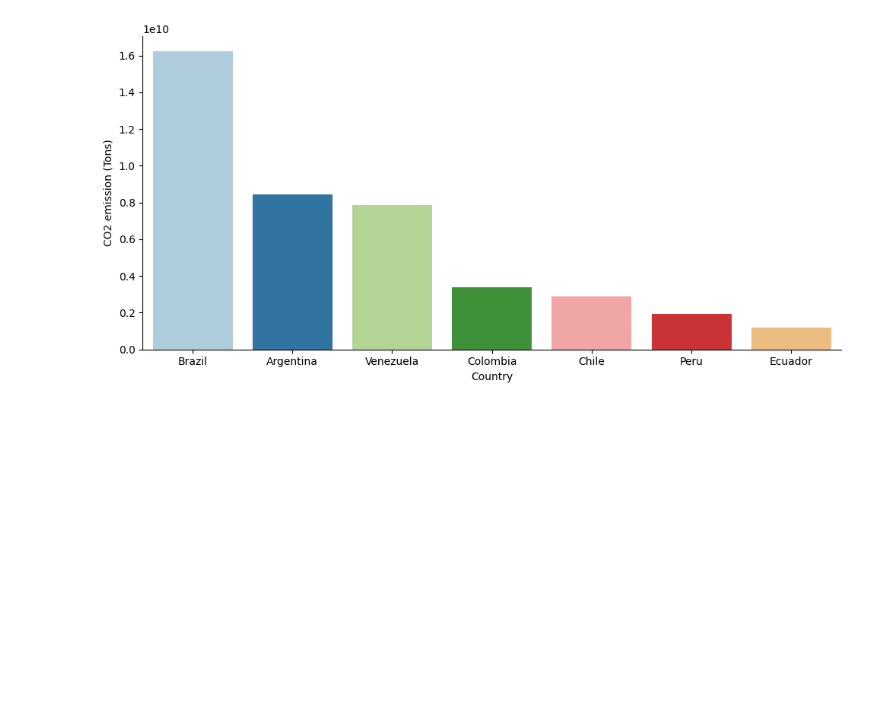
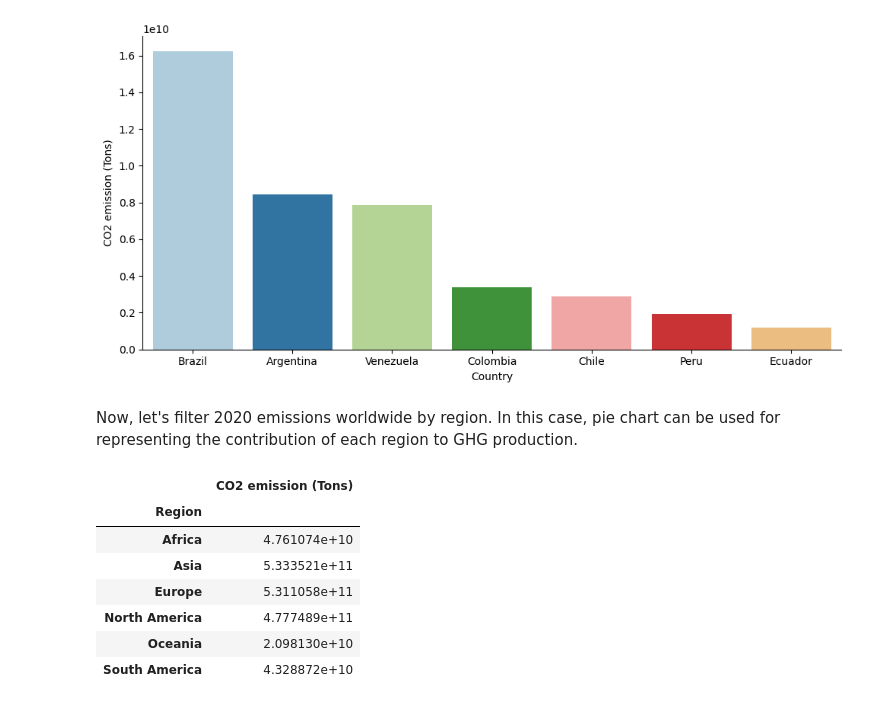
Before and after one commit to fenilenvinileno97/numpy-pandas-101, a Jupyter notebook: Environment project/project.ipynb, the cells around one changed output. Cells and saved outputs as stored; diff of their text form; code cells hidden in the pictures; blank space fills up the shorter version.

```diff
--- a/Environment project/project.ipynb
+++ b/Environment project/project.ipynb
@@ -215,3 +215,17 @@ plt.tight_layout()
 plt.show()
 # %% [output]
 [figure]
+# %% [markdown]
+Now, let's filter 2020 emissions worldwide by region. In this case, pie chart can be used for representing the contribution of each region to GHG production.
+# %%
+region_emissions_2020 = df[df['Year'] == 2020].loc[:,['Region', 'CO2 emission (Tons)']].groupby('Region').sum()
+region_emissions_2020
+# %% [output]
+|  | CO2 emission (Tons) |
+| Region |  |
+| Africa | 4.761074e+10 |
+| Asia | 5.333521e+11 |
+| Europe | 5.311058e+11 |
+| North America | 4.777489e+11 |
+| Oceania | 2.098130e+10 |
+| South America | 4.328872e+10 |
```
Also changed, not shown: parts of 2 cells of this notebook.
